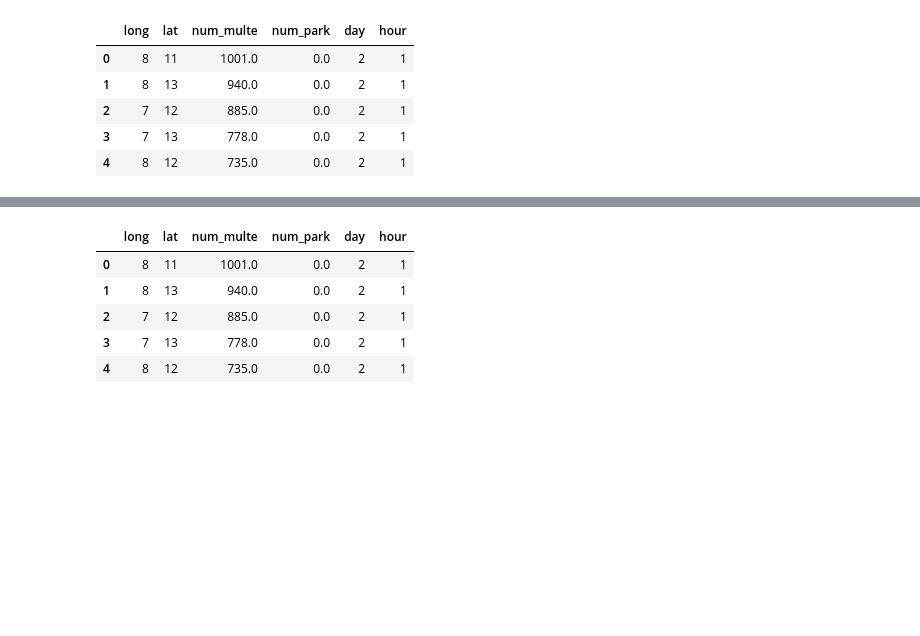
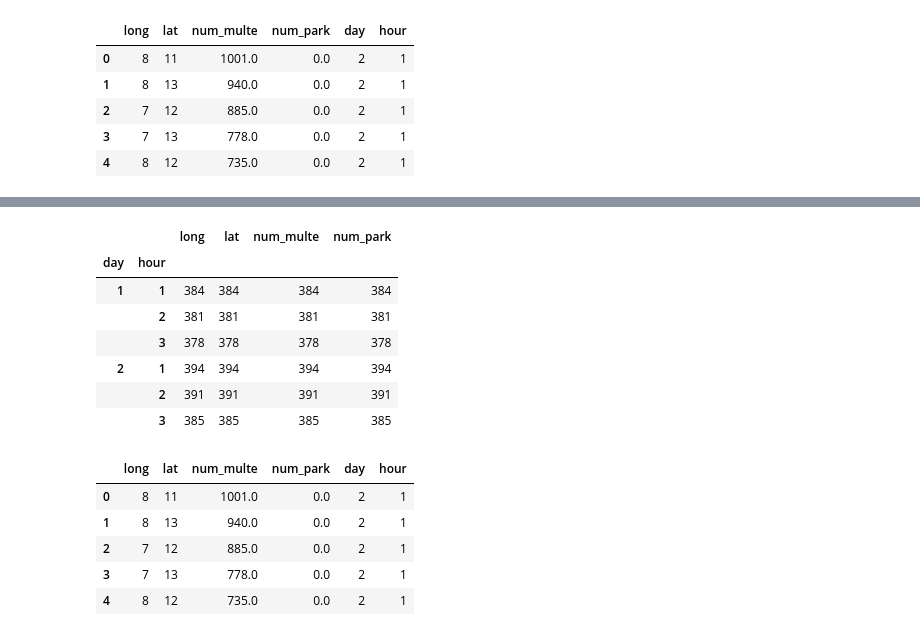
Before and after one commit to Vem-Solutions-spa/dataset-vem_event, a Jupyter notebook: Pier/bin dataset park e multe.ipynb, the cells around one changed output, grey strips where cells are left out. Cells and saved outputs as stored; diff of their text form; code cells hidden in the pictures; blank space fills up the shorter version.

```diff
--- a/Pier/bin dataset park e multe.ipynb
+++ b/Pier/bin dataset park e multe.ipynb
@@ -226,3 +233,14 @@ sb.pairplot(joined1)
+# %%
+joined1.loc[joined1.num_park > 0].groupby(["day","hour"]).count()
+# %% [output]
+|  |  | long | lat | num_multe | num_park |
+| day | hour |  |  |  |  |
+| 1 | 1 | 384 | 384 | 384 | 384 |
+|  | 2 | 381 | 381 | 381 | 381 |
+|  | 3 | 378 | 378 | 378 | 378 |
+| 2 | 1 | 394 | 394 | 394 | 394 |
+|  | 2 | 391 | 391 | 391 | 391 |
+|  | 3 | 385 | 385 | 385 | 385 |
 # %%
 joined2 = joined1
 joined2['long'] = pd.to_numeric(joined2['long'])
```
Also changed, not shown: parts of 6 cells of this notebook, 1 other file.
